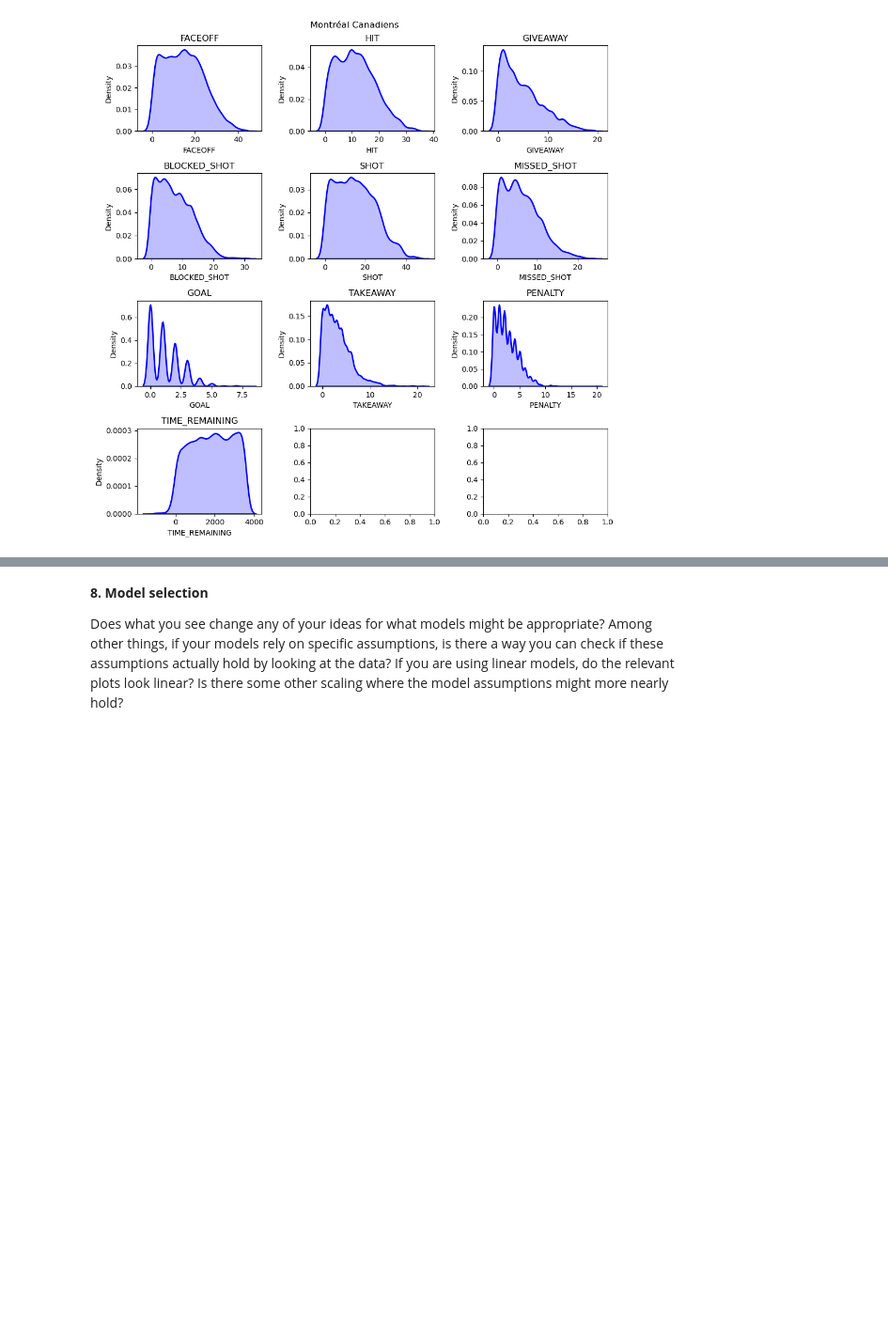
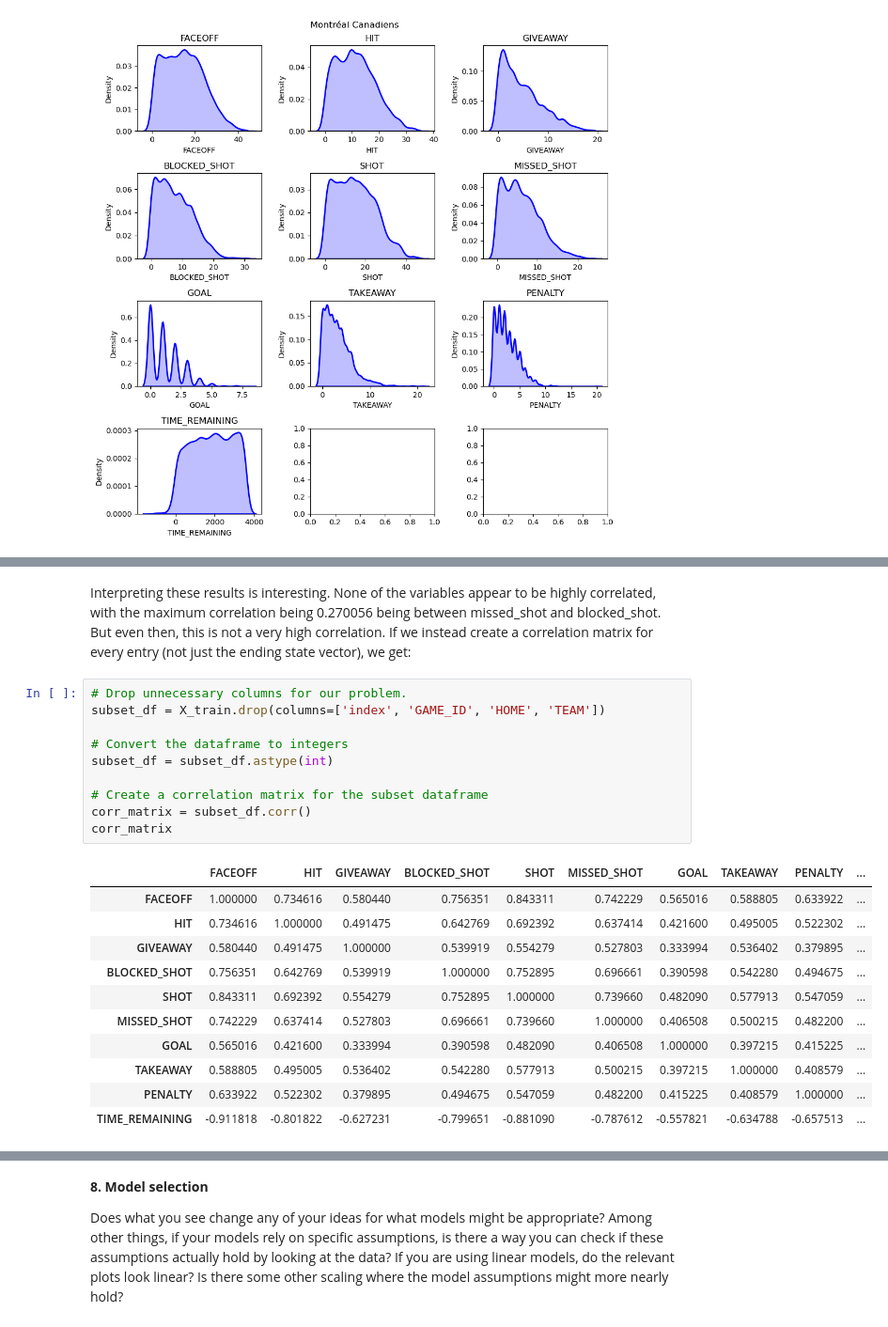
Before and after one commit to jeffxhansen/NHL_Win_Predictor, a Jupyter notebook: data_analysis.ipynb, the cells around one changed output, grey strips where cells are left out. Shown at 94% size. Drawn from its saved outputs; the diff is of its cells as text; blank space fills up the shorter version.

```diff
--- a/data_analysis.ipynb
+++ b/data_analysis.ipynb
@@ -181,0 +206,24 @@ Use 2D and/or 3D plot scatter plots, histograms, or heat maps to look for import
+# %% [markdown]
+Interpreting these results is interesting. None of the variables appear to be highly correlated, with the maximum correlation being 0.270056 being between missed_shot and blocked_shot. But even then, this is not a very high correlation. If we instead create a correlation matrix for every entry (not just the ending state vector), we get:
+# %%
+# Drop unnecessary columns for our problem.
+subset_df = X_train.drop(columns=['index', 'GAME_ID', 'HOME', 'TEAM'])
+
+# Convert the dataframe to integers
+subset_df = subset_df.astype(int)
+
+# Create a correlation matrix for the subset dataframe
+corr_matrix = subset_df.corr()
+corr_matrix
+# %% [output]
+|  | FACEOFF | HIT | GIVEAWAY | BLOCKED_SHOT | SHOT | MISSED_SHOT | GOAL | TAKEAWAY | PENALTY | ... |
+| FACEOFF | 1.000000 | 0.734616 | 0.580440 | 0.756351 | 0.843311 | 0.742229 | 0.565016 | 0.588805 | 0.633922 | ... |
+| HIT | 0.734616 | 1.000000 | 0.491475 | 0.642769 | 0.692392 | 0.637414 | 0.421600 | 0.495005 | 0.522302 | ... |
+| GIVEAWAY | 0.580440 | 0.491475 | 1.000000 | 0.539919 | 0.554279 | 0.527803 | 0.333994 | 0.536402 | 0.379895 | ... |
+| BLOCKED_SHOT | 0.756351 | 0.642769 | 0.539919 | 1.000000 | 0.752895 | 0.696661 | 0.390598 | 0.542280 | 0.494675 | ... |
+| SHOT | 0.843311 | 0.692392 | 0.554279 | 0.752895 | 1.000000 | 0.739660 | 0.482090 | 0.577913 | 0.547059 | ... |
+| MISSED_SHOT | 0.742229 | 0.637414 | 0.527803 | 0.696661 | 0.739660 | 1.000000 | 0.406508 | 0.500215 | 0.482200 | ... |
+| GOAL | 0.565016 | 0.421600 | 0.333994 | 0.390598 | 0.482090 | 0.406508 | 1.000000 | 0.397215 | 0.415225 | ... |
+| TAKEAWAY | 0.588805 | 0.495005 | 0.536402 | 0.542280 | 0.577913 | 0.500215 | 0.397215 | 1.000000 | 0.408579 | ... |
+| PENALTY | 0.633922 | 0.522302 | 0.379895 | 0.494675 | 0.547059 | 0.482200 | 0.415225 | 0.408579 | 1.000000 | ... |
+| TIME_REMAINING | -0.911818 | -0.801822 | -0.627231 | -0.799651 | -0.881090 | -0.787612 | -0.557821 | -0.634788 | -0.657513 | ... |
```
Also changed, not shown: parts of 6 cells of this notebook.
